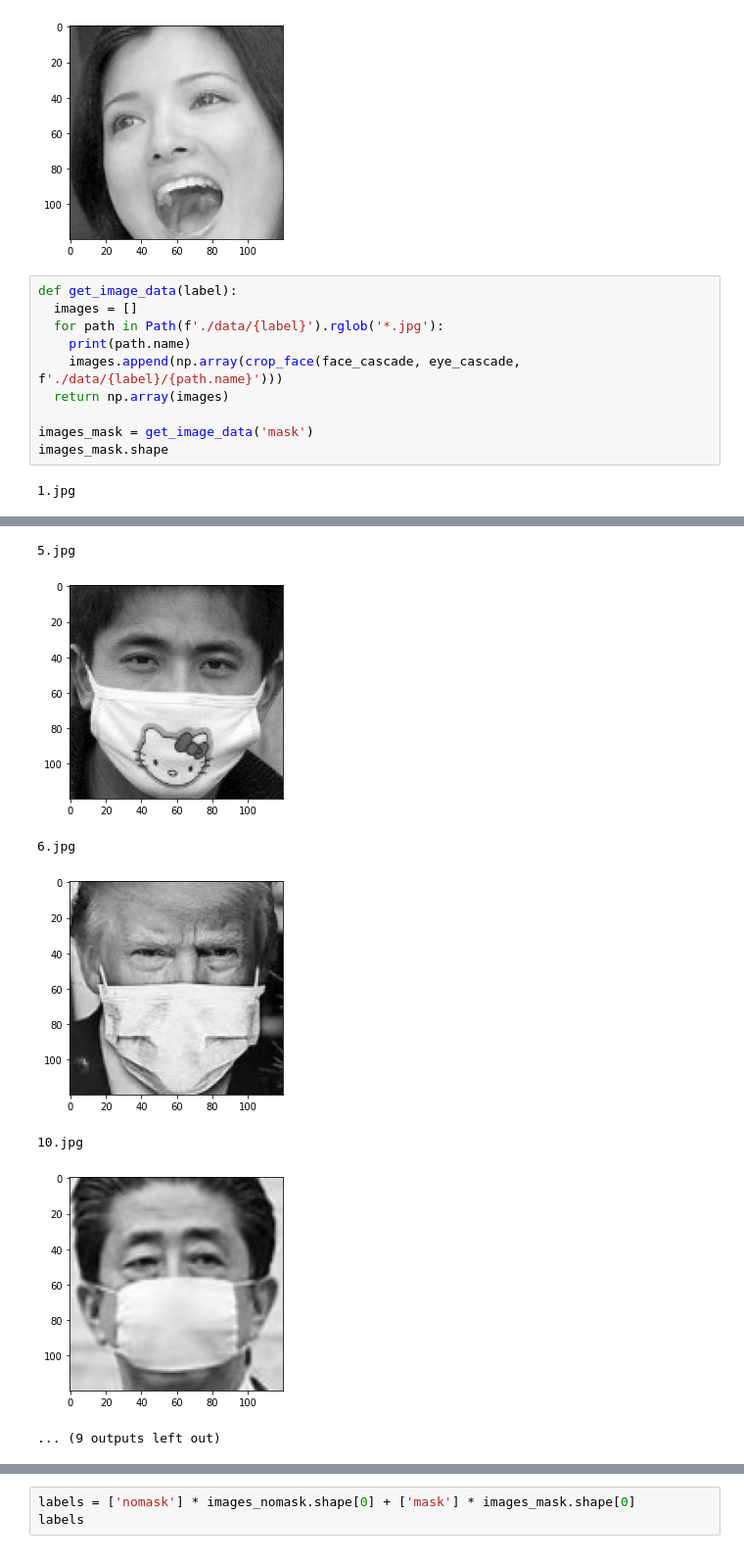
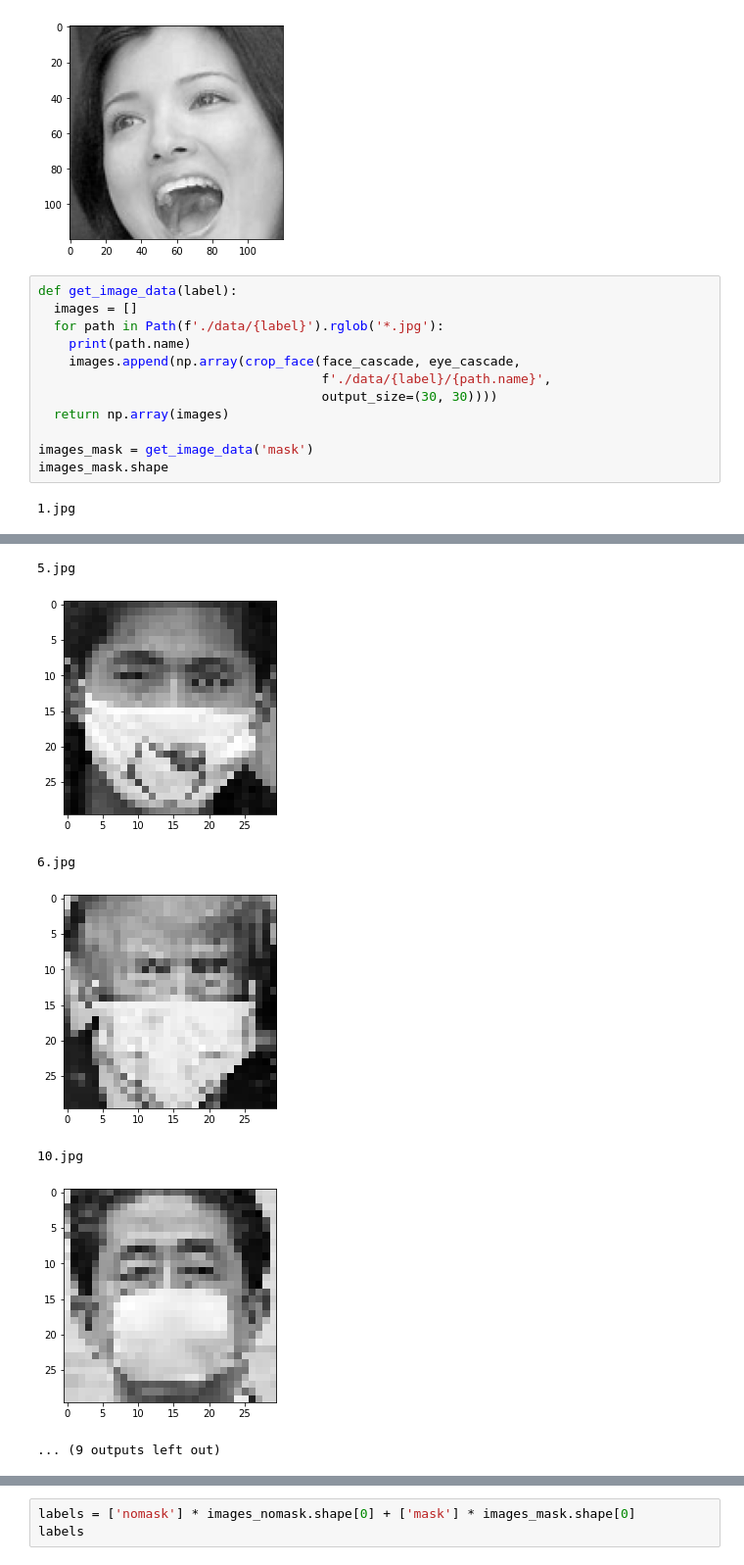
Before and after one commit to lisaong/stackup-workshops, a Jupyter notebook: mask-or-not/mask_or_not.ipynb, the cells around one changed output, grey strips where cells are left out. Shown at 98% size. Drawn from its saved outputs; the diff is of its cells as text.

Commit message:
input size 30x30

```diff
--- a/mask-or-not/mask_or_not.ipynb
+++ b/mask-or-not/mask_or_not.ipynb
@@ -110,7 +110,9 @@ def get_image_data(label):
   images = []
   for path in Path(f'./data/{label}').rglob('*.jpg'):
     print(path.name)
-    images.append(np.array(crop_face(face_cascade, eye_cascade, f'./data/{label}/{path.name}')))
+    images.append(np.array(crop_face(face_cascade, eye_cascade,
+                                     f'./data/{label}/{path.name}',
+                                     output_size=(30, 30))))
   return np.array(images)
 
 images_mask = get_image_data('mask')
@@ -125,9 +127,9 @@ images_mask.shape
 5.jpg
-[figure, old version]
+[figure, new version]
 6.jpg
-[figure, old version]
+[figure, new version]
 10.jpg
-[figure, old version]
+[figure, new version]
 ... (9 outputs left out)
 # %%
 images_nomask = get_image_data('no_mask')
```
Also changed, not shown: parts of 26 cells of this notebook.
